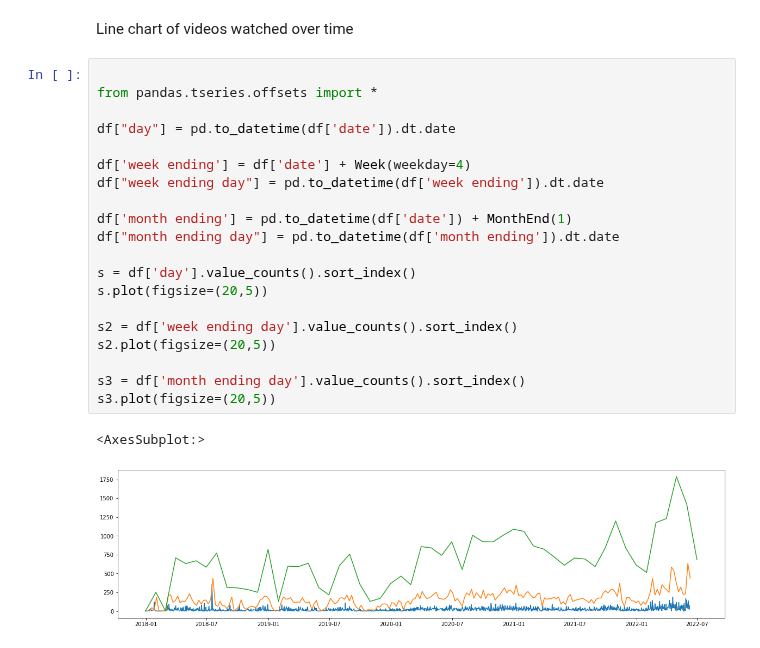
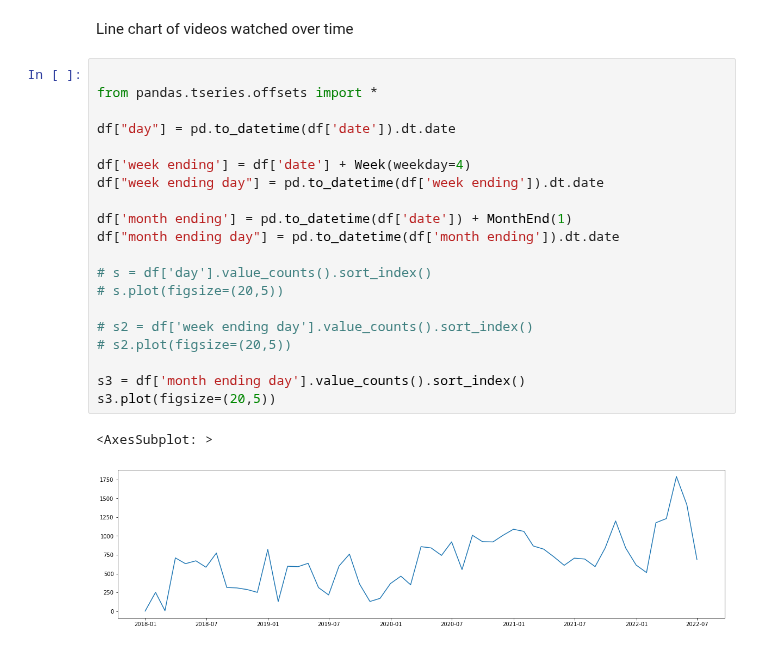
Before and after one commit to theconnormeeks/quantified-us, a Jupyter notebook: data/youtube/youtube.ipynb, the cells around one changed output. Drawn from its saved outputs; the diff is of its cells as text.

```diff
--- a/data/youtube/youtube.ipynb
+++ b/data/youtube/youtube.ipynb
@@ -79,23 +117,23 @@ Line chart of videos watched over time
 # %%
 
 from pandas.tseries.offsets import *
 
 df["day"] = pd.to_datetime(df['date']).dt.date
 
 df['week ending'] = df['date'] + Week(weekday=4)
 df["week ending day"] = pd.to_datetime(df['week ending']).dt.date
 
 df['month ending'] = pd.to_datetime(df['date']) + MonthEnd(1)
 df["month ending day"] = pd.to_datetime(df['month ending']).dt.date
 
-s = df['day'].value_counts().sort_index()
-s.plot(figsize=(20,5))
+# s = df['day'].value_counts().sort_index()
+# s.plot(figsize=(20,5))
 
-s2 = df['week ending day'].value_counts().sort_index()
-s2.plot(figsize=(20,5))
+# s2 = df['week ending day'].value_counts().sort_index()
+# s2.plot(figsize=(20,5))
 
 s3 = df['month ending day'].value_counts().sort_index()
 s3.plot(figsize=(20,5))
 # %% [output]
-<AxesSubplot:>
+<AxesSubplot: >
-[figure, old version]
+[figure, new version]
```
Also changed, not shown: parts of 4 cells of this notebook, 8 other files.
